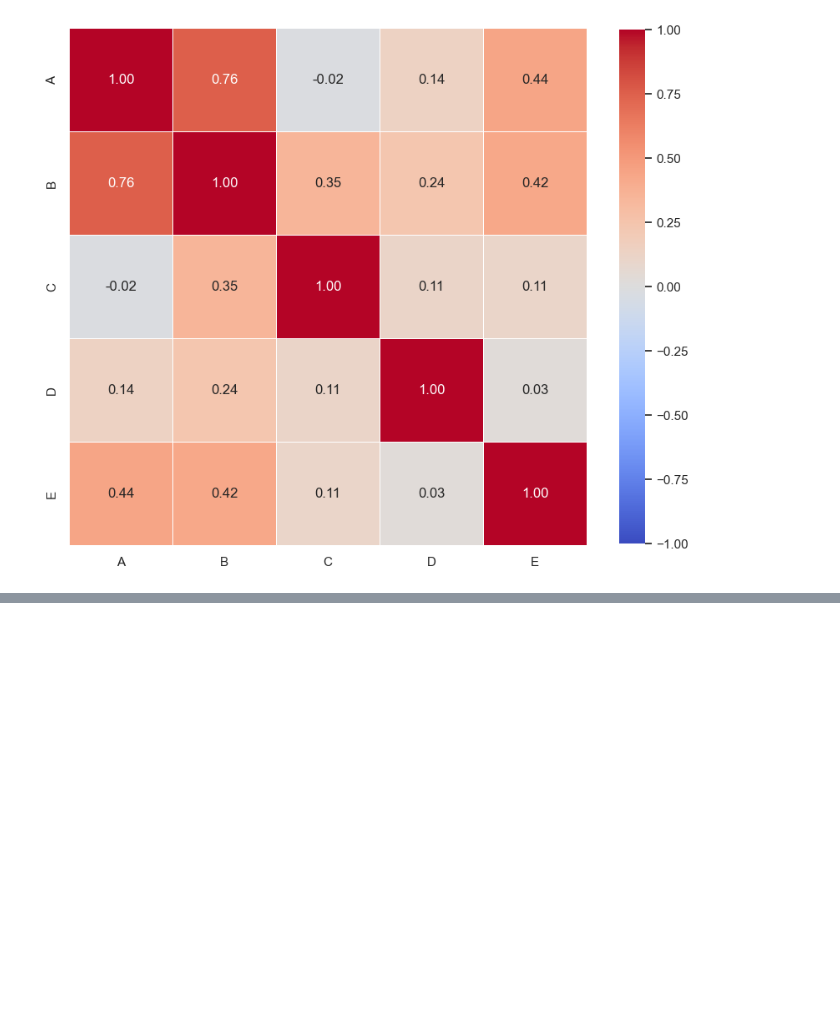
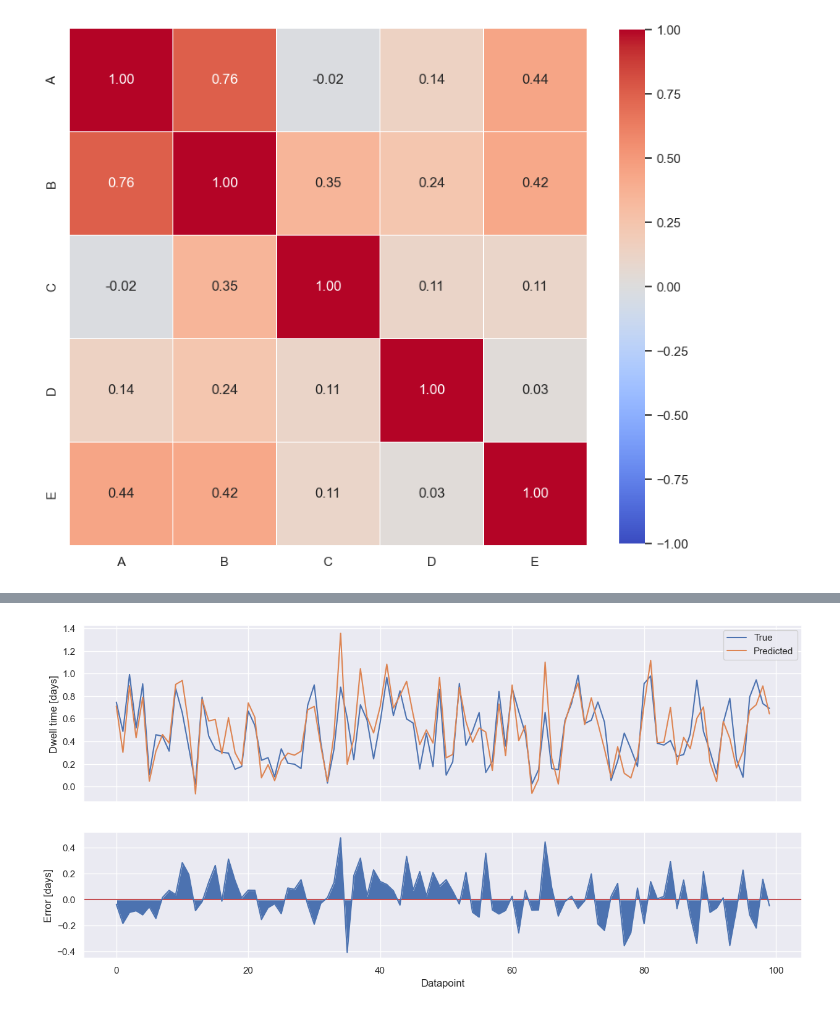
Before and after one commit to kristoffergordon/dsk, a Jupyter notebook: notebooks/plots.ipynb, the cells around one changed output, grey strips where cells are left out. Cells and saved outputs as stored; diff of their text form; code cells hidden in the pictures; blank space fills up the shorter version.

```diff
--- a/notebooks/plots.ipynb
+++ b/notebooks/plots.ipynb
@@ -19,0 +21,6 @@ y_test = rng.random(100)
+# %%
+y_test = rng.random(100)
+y_pred = y_test + rng.normal(0, 0.2, 100)
+plots.pred_error_plt(y_pred, y_test, rng_min=0, rng_max=100)
+# %% [output]
+[figure, added]
```
Also changed, not shown: parts of 4 cells of this notebook, 3 other files.
